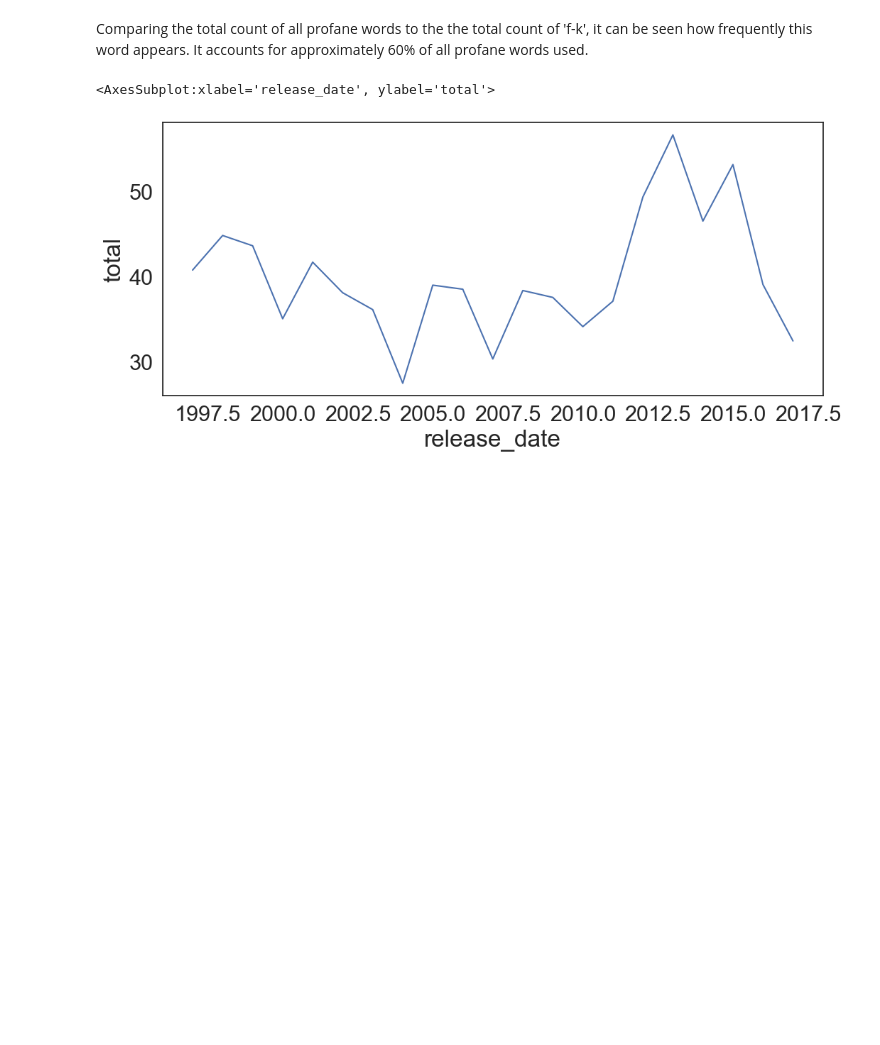
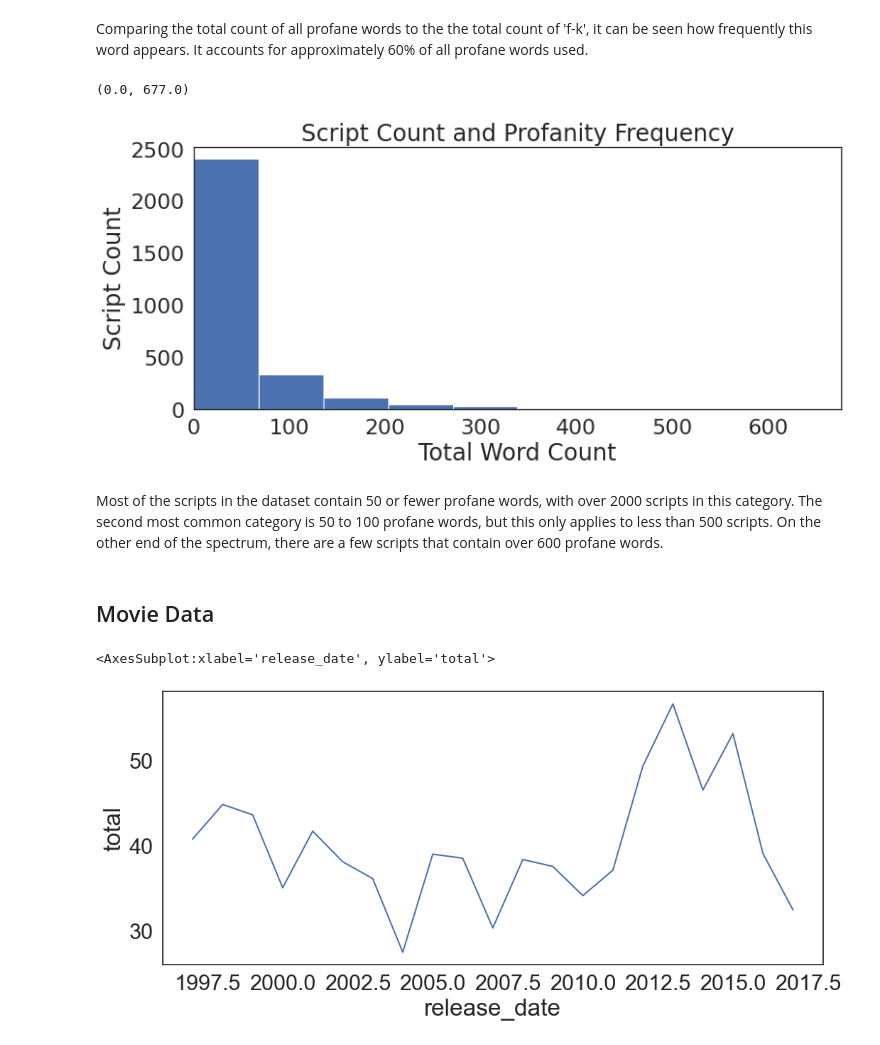
Before and after one commit to ima-quack/COGS108_ProfanityResearch, a Jupyter notebook: EDACheckpointGroup_039-Wi23.ipynb, the cells around one changed output. Cells and saved outputs as stored; diff of their text form; code cells hidden in the pictures; blank space fills up the shorter version.

Commit message:
included research question and more EDA for profane words data

```diff
--- a/EDACheckpointGroup_039-Wi23.ipynb
+++ b/EDACheckpointGroup_039-Wi23.ipynb
@@ -140,5 +140,23 @@ Text(0.5, 1.0, 'Most Used Word vs Total Words')
 # %% [markdown]
 Comparing the total count of all profane words to the the total count of 'f-k', it can be seen how frequently this word appears. It accounts for approximately 60% of all profane words used.
+# %%
+# create the histogram
+total = df['total']
+plt = total.plot(kind='hist', bins=10)
+
+# set labels and title
+plt.set_xlabel('Total Word Count')
+plt.set_ylabel('Script Count')
+plt.set_title('Script Count and Profanity Frequency')
+
+plt.set_xlim([0,total.max()])
+# %% [output]
+(0.0, 677.0)
+[figure, added]
+# %% [markdown]
+Most of the scripts in the dataset contain 50 or fewer profane words, with over 2000 scripts in this category. The second most common category is 50 to 100 profane words, but this only applies to less than 500 scripts. On the other end of the spectrum, there are a few scripts that contain over 600 profane words.
+# %% [markdown]
+## Movie Data
 # %%
 dfWords  = pd.read_csv('cleaned_data/movie_profane_words_count.csv')
 dfMeta = pd.read_csv("cleaned_data/cleaned_metadata_2023-03-10_20-36-27.csv")
```
Also changed, not shown: parts of 5 cells of this notebook.
